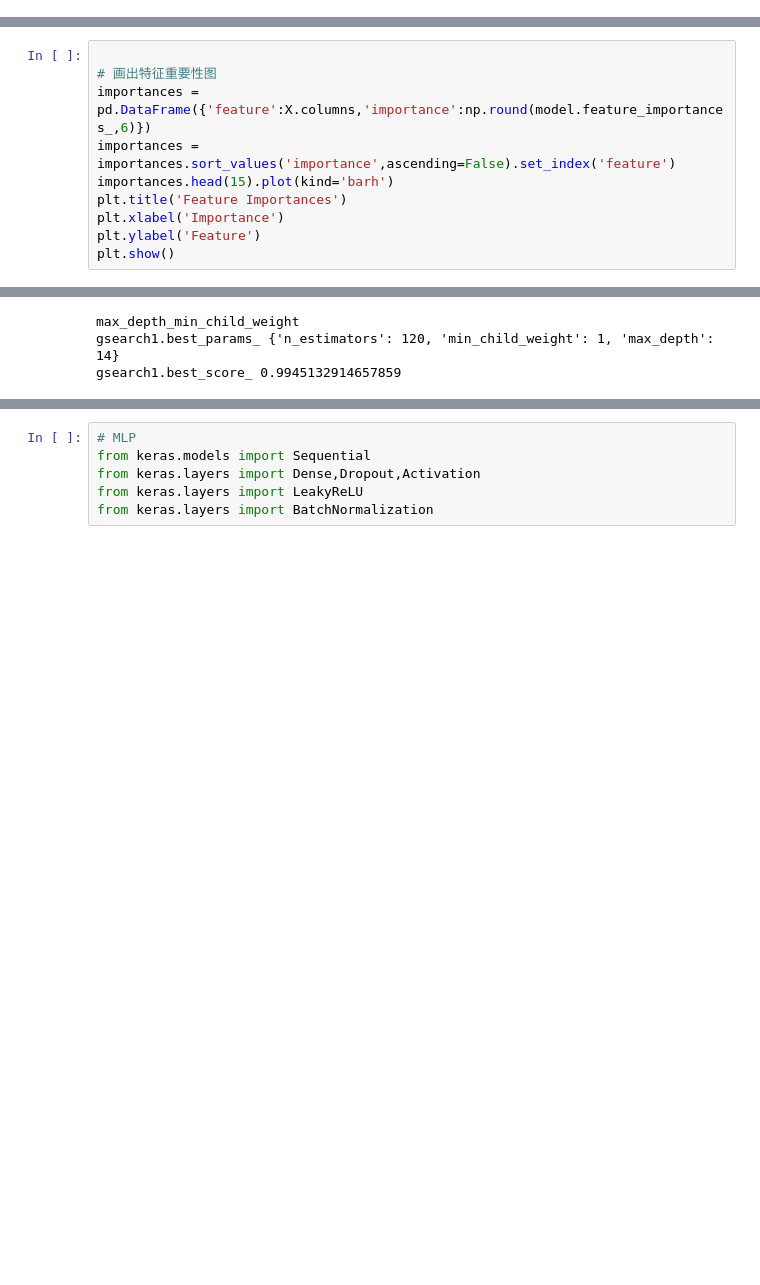
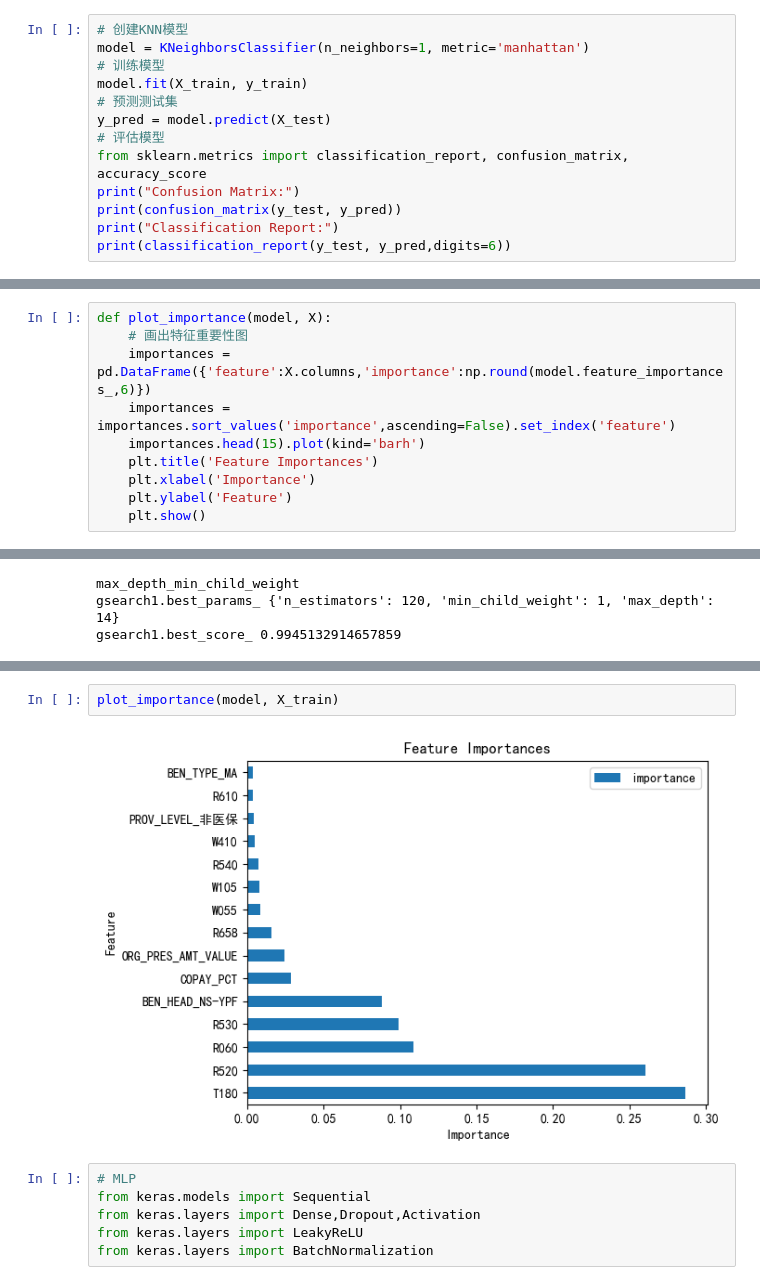
Before and after one commit to Heliumeow/InsuranceClaimClassificationProject, a Jupyter notebook: model_train.ipynb, the cells around one changed output, grey strips where cells are left out. Cells and saved outputs as stored; diff of their text form; blank space fills up the shorter version.

```diff
--- a/model_train.ipynb
+++ b/model_train.ipynb
@@ -123,0 +139,13 @@ weighted avg   0.975430  0.975401  0.973712      8293
+# %%
+# 创建KNN模型
+model = KNeighborsClassifier(n_neighbors=1, metric='manhattan')
+# 训练模型
+model.fit(X_train, y_train)
+# 预测测试集
+y_pred = model.predict(X_test)
+# 评估模型
+from sklearn.metrics import classification_report, confusion_matrix, accuracy_score
+print("Confusion Matrix:")
+print(confusion_matrix(y_test, y_pred))
+print("Classification Report:")
+print(classification_report(y_test, y_pred,digits=6))
@@ -156,10 +201,10 @@ print(misclassified_samples.T)
 # %%
-
-# 画出特征重要性图
-importances = pd.DataFrame({'feature':X.columns,'importance':np.round(model.feature_importances_,6)})
-importances = importances.sort_values('importance',ascending=False).set_index('feature')
-importances.head(15).plot(kind='barh')
-plt.title('Feature Importances')
-plt.xlabel('Importance')
-plt.ylabel('Feature')
-plt.show()
+def plot_importance(model, X):
+    # 画出特征重要性图
+    importances = pd.DataFrame({'feature':X.columns,'importance':np.round(model.feature_importances_,6)})
+    importances = importances.sort_values('importance',ascending=False).set_index('feature')
+    importances.head(15).plot(kind='barh')
+    plt.title('Feature Importances')
+    plt.xlabel('Importance')
+    plt.ylabel('Feature')
+    plt.show()
@@ -265,3 +336,7 @@ gsearch1.best_score_ 0.9945132914657859
+# %%
+plot_importance(model, X_train)
+# %% [output]
+[figure, added]
 # %%
 # MLP
 from keras.models import Sequential
```
Also changed, not shown: parts of 33 cells of this notebook.
